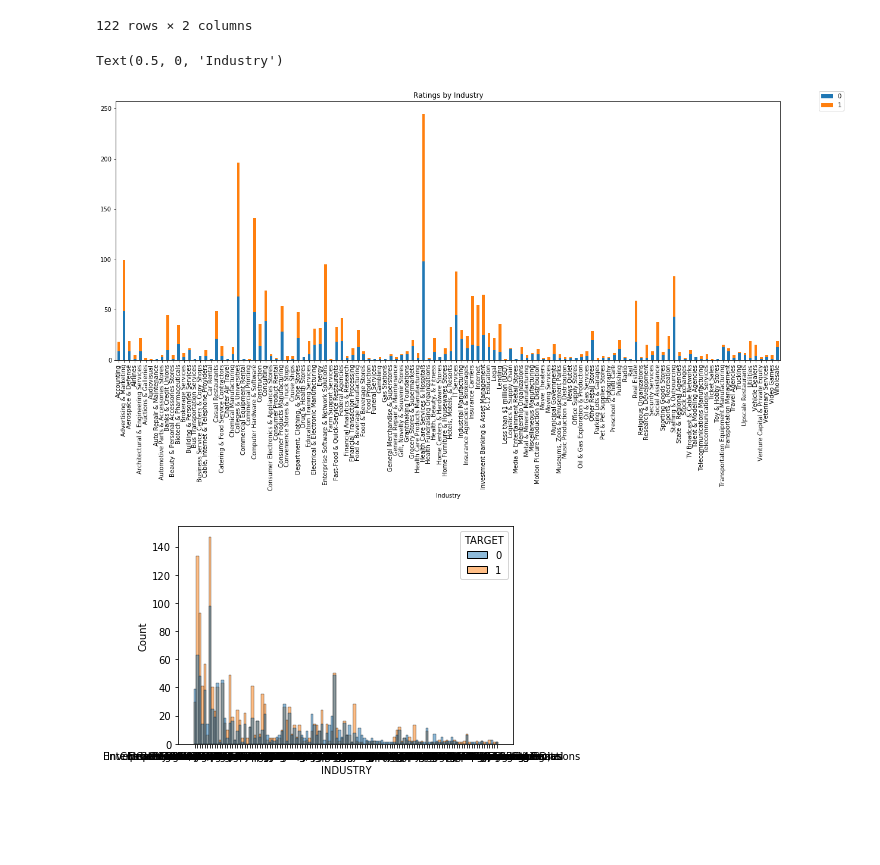
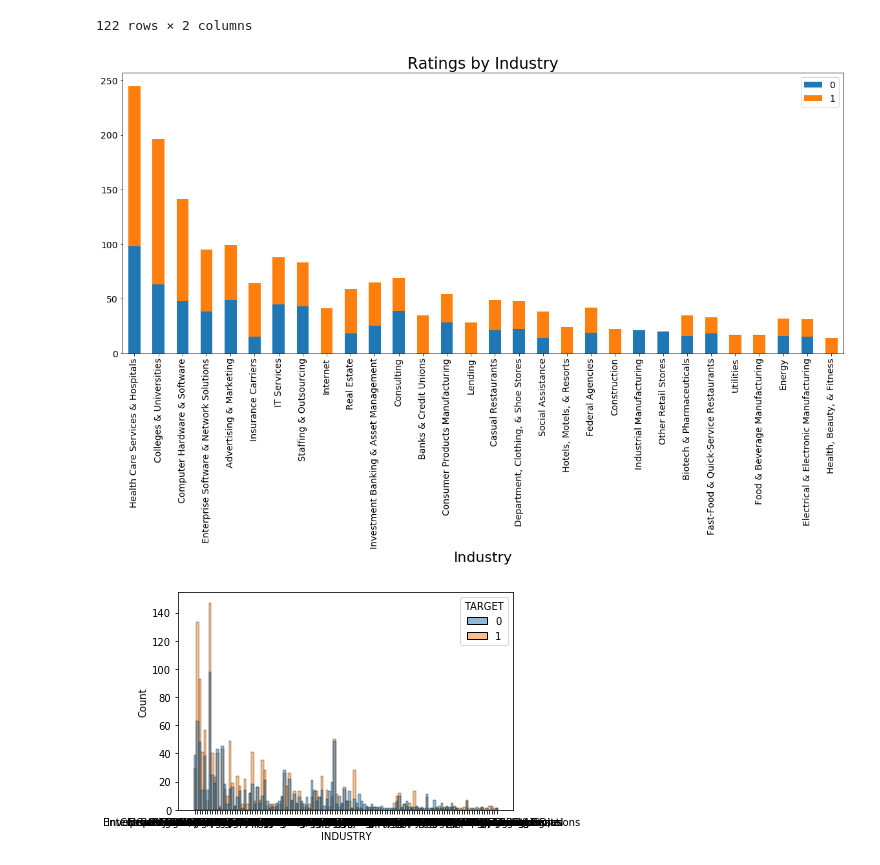
Before and after one commit to cierra4prez/NLP_Diversity_and_Inclusion, a Jupyter notebook: 1_Cleaning.ipynb, the cells around one changed output. Saved outputs shown, nothing was run; the diff lists cells and outputs as text; code cells hidden in the pictures; blank space fills up the shorter version.

```diff
--- a/1_Cleaning.ipynb
+++ b/1_Cleaning.ipynb
@@ -366,15 +360,19 @@ df
 | Wholesale | 13.0 | 6.0 |
 122 rows × 2 columns
 # %%
-x = data.groupby('INDUSTRY')['TARGET'].value_counts().unstack()
+x =  data.groupby('INDUSTRY')['TARGET'].value_counts().sort_values(ascending=False).head(50).unstack()
 
 fig,ax = plt.subplots(figsize=(20, 8))
-x.plot.bar(stacked=True,ax=ax, label='label')
+x.plot.bar(stacked=True,ax=ax, label='label',orientation=u'vertical')
+ax.legend(bbox_to_anchor=(1.1, 1.05))
 
-ax.legend(bbox_to_anchor=(1.1, 1.05))
-plt.title('Ratings by Industry')
-plt.xlabel('Industry')
+#ax.invert_yaxis()
+plt.title('Ratings by Industry', fontsize=24)
+plt.xlabel('Industry', fontsize=22)
+plt.xticks(fontsize=14)
+plt.yticks(fontsize=14)
+plt.legend(fontsize=14)
+plt.show()
 # %% [output]
-Text(0.5, 0, 'Industry')
-[figure, old version]
+[figure, new version]
 # %%
```
Also changed, not shown: parts of 73 cells of this notebook, 14 other files.
